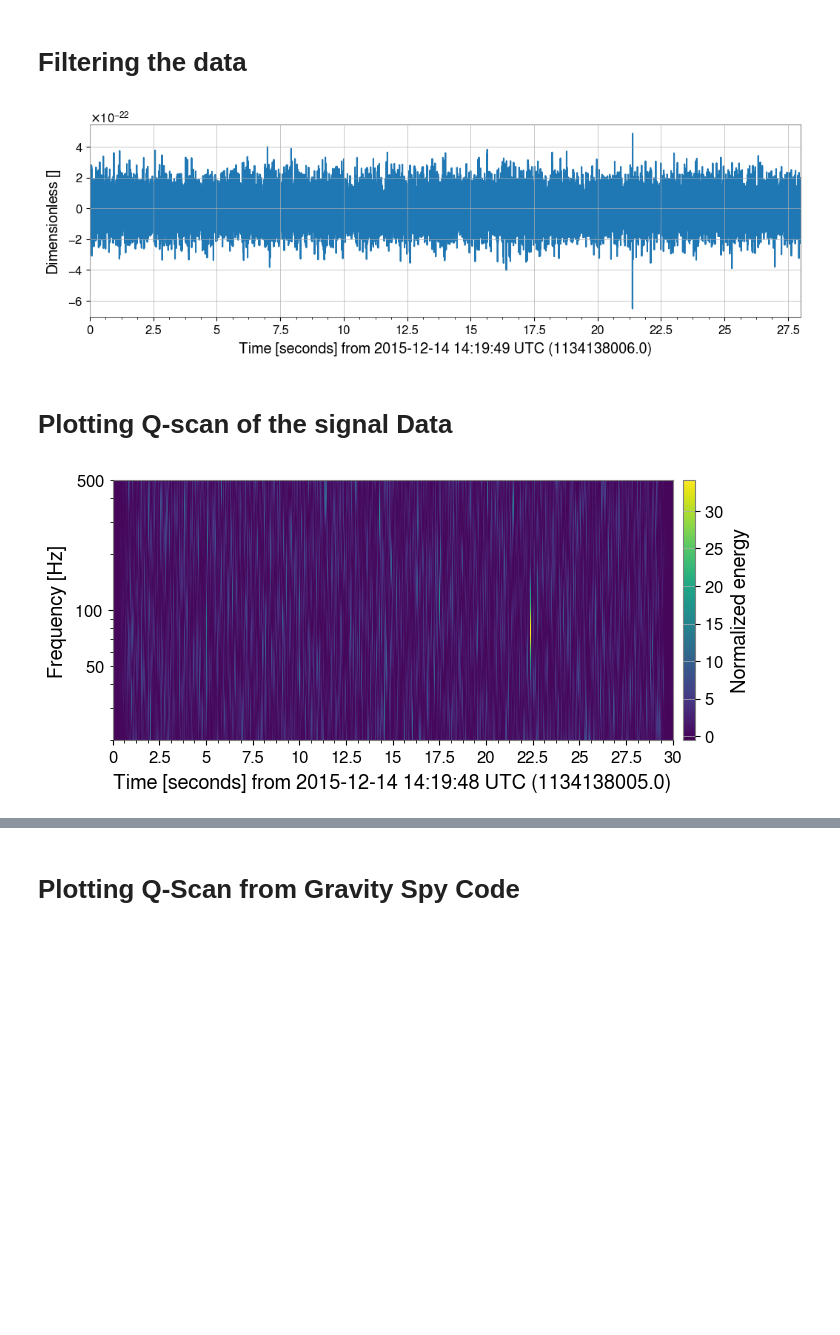
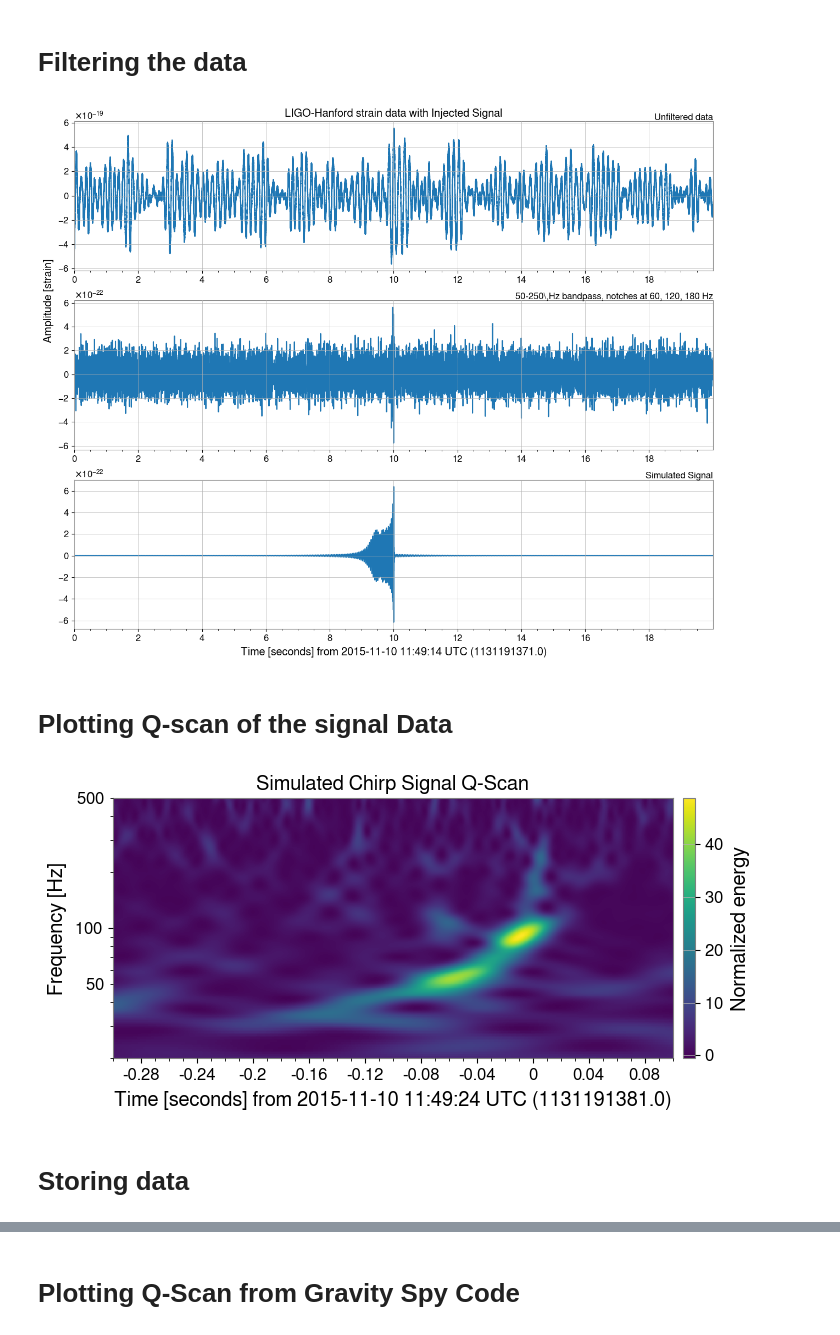
Before and after one commit to eMillar2718/GW_ChirpSim, a Jupyter notebook: GW_sim_test.ipynb, the cells around one changed output, grey strips where cells are left out. Drawn from its saved outputs; the diff is of its cells as text; code cells hidden in the pictures; blank space fills up the shorter version.

Commit message:
Adjusted luminosity distance, plotted filtering to show simulated signal in strain, adjusted Q-scan plot to display higher resolution

```diff
--- a/GW_sim_test.ipynb
+++ b/GW_sim_test.ipynb
@@ -14,7 +14,7 @@ sampling_frequency = 4096
 duration = 30
 minimum_frequency = 20
 
-merger_time = np.random.randint(1126051217, 1137254417)
+merger_time = np.random.randint(1126051217, 1137254417-duration)
 
 start_time = merger_time - (duration/2)
 end_time = start_time + duration
@@ -30,7 +30,7 @@ injection_parameters = dict(
     tilt_2=1.0,
     phi_12=1.7,
     phi_jl=0.3,
-    luminosity_distance=2000.,
+    luminosity_distance=500.,
     theta_jn=0.4,
     psi=2.659,
     phase=1.3,
@@ -160,47 +160,65 @@ plt.show()
 # %%
 #Setting the bandpass filter to cut out high and low frequencies
 bp = filter_design.bandpass(50, 250, time_series.sample_rate)
 
 #Setting notch filters for the first 3 harmonics of 60Hz AC mains power supply
 notches = [filter_design.notch(line, time_series.sample_rate) for
            line in (60, 120, 180)]
 
 #Concatenate filters together
 zpk = filter_design.concatenate_zpks(bp, *notches)
 
 #Applying the filter
 data_filtered = data_injected.filter(zpk, filtfilt=True)
 
 #Cropping the data to remove corrupted data at the beginning and end of data (caused by filter)
-data_filtered = data_filtered.crop(*data_filtered.span.contract(1))
+data_filtered_crop = data_filtered.crop(start_time+5,end_time-5)
 
 #Cropping unfiltered data for comparison
-data_injected_crop = data_injected.crop(*data_injected.span.contract(1))
-timeseries_no_noise_crop = timeseries_no_noise.crop(*timeseries_no_noise.span.contract(1))
+data_injected_crop = data_injected.crop(start_time+5,end_time-5)
+timeseries_no_noise_crop = timeseries_no_noise.crop(start_time+5,end_time-5)
 
-plot = data_filtered.plot()
+plot = Plot(data_injected_crop, data_filtered_crop,timeseries_no_noise_crop, figsize = [15,12], separate=True, sharex=True)
 
-ax = plot.gca()
+ax1,ax2,ax3 = plot.axes
+
+ax1.set_title('LIGO-Hanford strain data with Injected Signal')
+ax1.text(1.0, 1.01, 'Unfiltered data', transform=ax1.transAxes, ha='right')
+ax1.set_ylabel('Amplitude [strain]', y=-0.2)
+
+ax2.set_ylabel('')
+ax2.text(1.0, 1.01, r'50-250\,Hz bandpass, notches at 60, 120, 180 Hz',
+         transform=ax2.transAxes, ha='right')
+
+ax3.set_ylabel('')
+ax3.text(1.0, 1.01, r'Simulated Signal',
+         transform=ax3.transAxes, ha='right')
+
 
 plot.show()
 # %% [output]
-[figure, old version]
+[figure, new version]
 # %% [markdown]
 # Plotting Q-scan of the signal Data
 # %%
 #Performing Q-transform of the injected data timeseries
-qspecgram = data_injected.q_transform()
+#outseg selects the GPS segment where the Q scan is taken over
+qspecgram = data_injected.q_transform(outseg=(merger_time - 0.3, merger_time+0.1))
 
 plot = qspecgram.plot(figsize=[8, 4])
 ax = plot.gca()
 
+ax.set_title('Simulated Chirp Signal Q-Scan')
 ax.set_xscale('seconds')
 ax.set_yscale('log')
 ax.set_ylim(20, 500)
+ax.set_xlim(merger_time-0.3, merger_time + 0.1)
 ax.set_ylabel('Frequency [Hz]')
 ax.grid(False)
 ax.colorbar(cmap='viridis', label='Normalized energy')
-plt.savefig('Q_scan.jpeg')
+#plt.savefig('Q_scan.jpeg')
 plot.show()
 # %% [output]
-[figure, old version]
+[figure, new version]
+# %% [markdown]
+# Storing data
```
Also changed, not shown: parts of 7 cells of this notebook.
